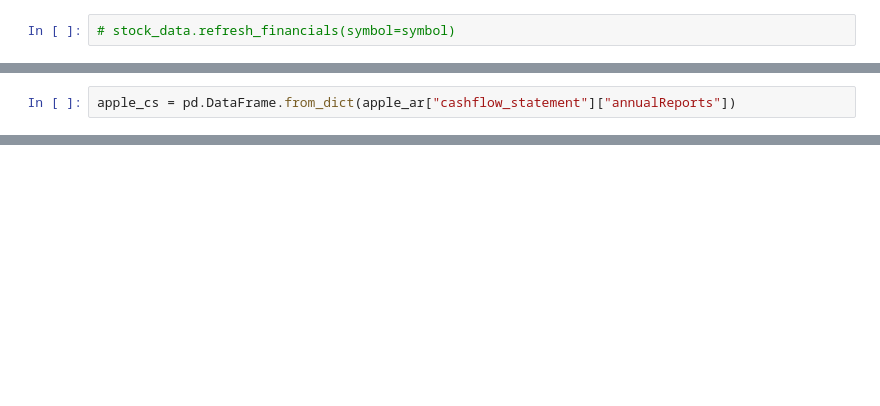
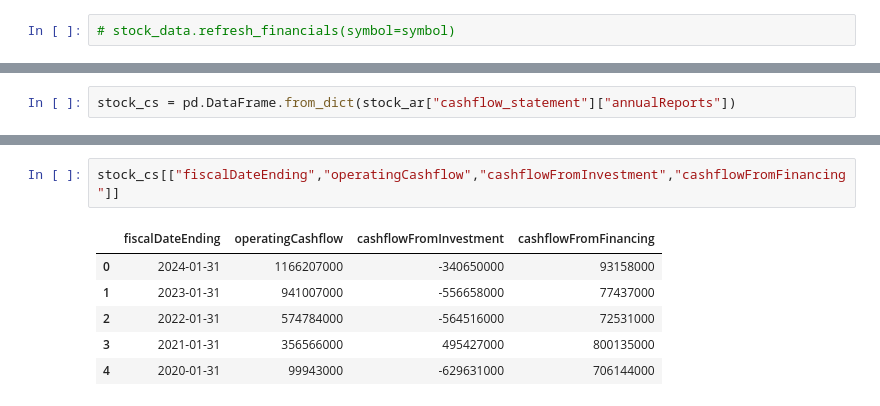
Before and after one commit to sk-chang-sg/company_valuation, a Jupyter notebook: valuation.ipynb, the cells around one changed output, grey strips where cells are left out. Drawn from its saved outputs; the diff is of its cells as text; blank space fills up the shorter version.

```diff
--- a/valuation.ipynb
+++ b/valuation.ipynb
@@ -89,5 +69,5 @@ Index(['fiscalDateEnding', 'reportedCurrency', 'grossProfit', 'totalRevenue',
        'comprehensiveIncomeNetOfTax', 'ebit', 'ebitda', 'netIncome'],
       dtype='object')
 # %%
-apple_cs = pd.DataFrame.from_dict(apple_ar["cashflow_statement"]["annualReports"])
+stock_cs = pd.DataFrame.from_dict(stock_ar["cashflow_statement"]["annualReports"])
 # %%
@@ -109,3 +89,12 @@ Index(['fiscalDateEnding', 'reportedCurrency', 'operatingCashflow',
        'proceedsFromRepurchaseOfEquity', 'proceedsFromSaleOfTreasuryStock',
        'changeInCashAndCashEquivalents', 'changeInExchangeRate', 'netIncome'],
       dtype='object')
+# %%
+stock_cs[["fiscalDateEnding","operatingCashflow","cashflowFromInvestment","cashflowFromFinancing"]]
+# %% [output]
+|  | fiscalDateEnding | operatingCashflow | cashflowFromInvestment | cashflowFromFinancing |
+| 0 | 2024-01-31 | 1166207000 | -340650000 | 93158000 |
+| 1 | 2023-01-31 | 941007000 | -556658000 | 77437000 |
+| 2 | 2022-01-31 | 574784000 | -564516000 | 72531000 |
+| 3 | 2021-01-31 | 356566000 | 495427000 | 800135000 |
+| 4 | 2020-01-31 | 99943000 | -629631000 | 706144000 |
```
Also changed, not shown: parts of 9 cells of this notebook, 3 other files.
